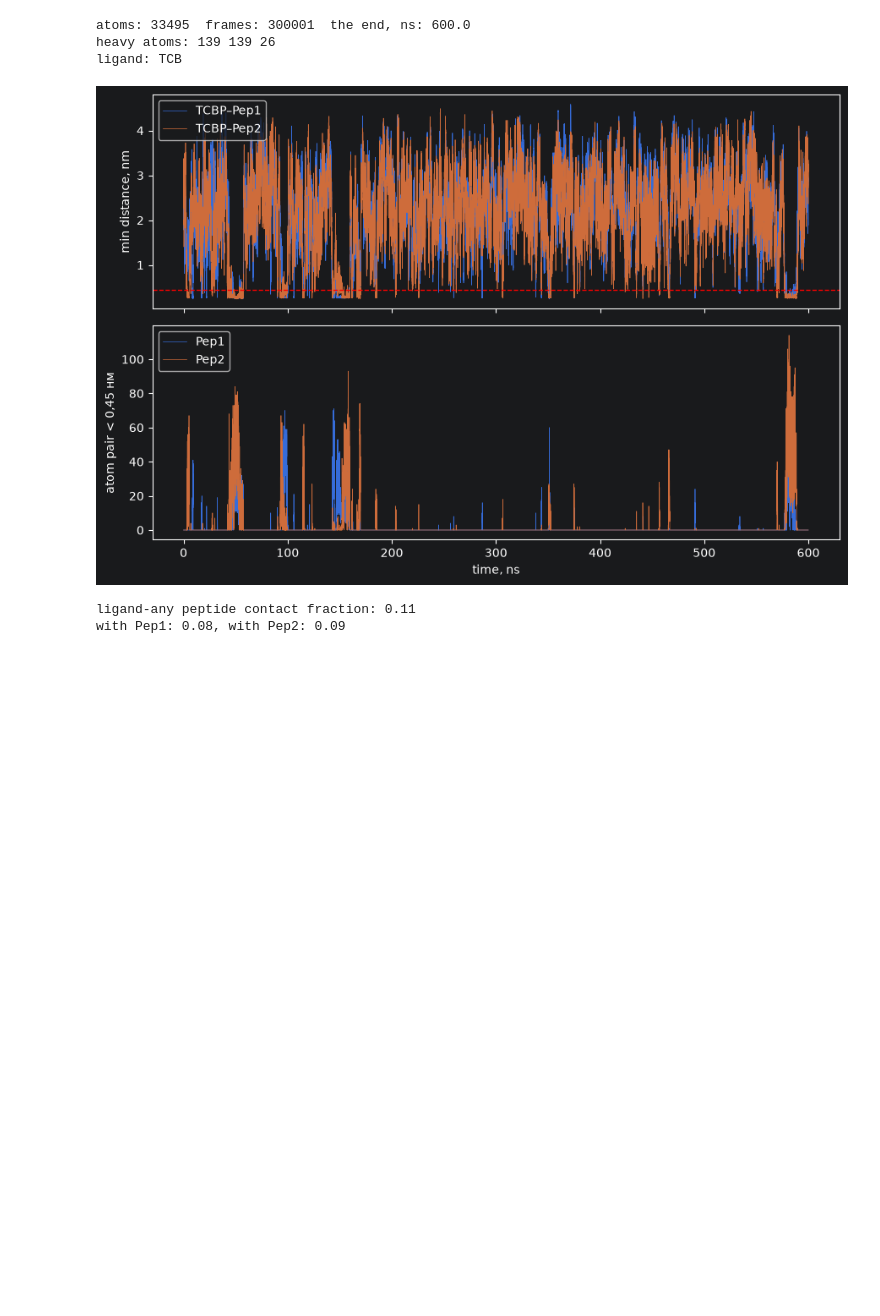
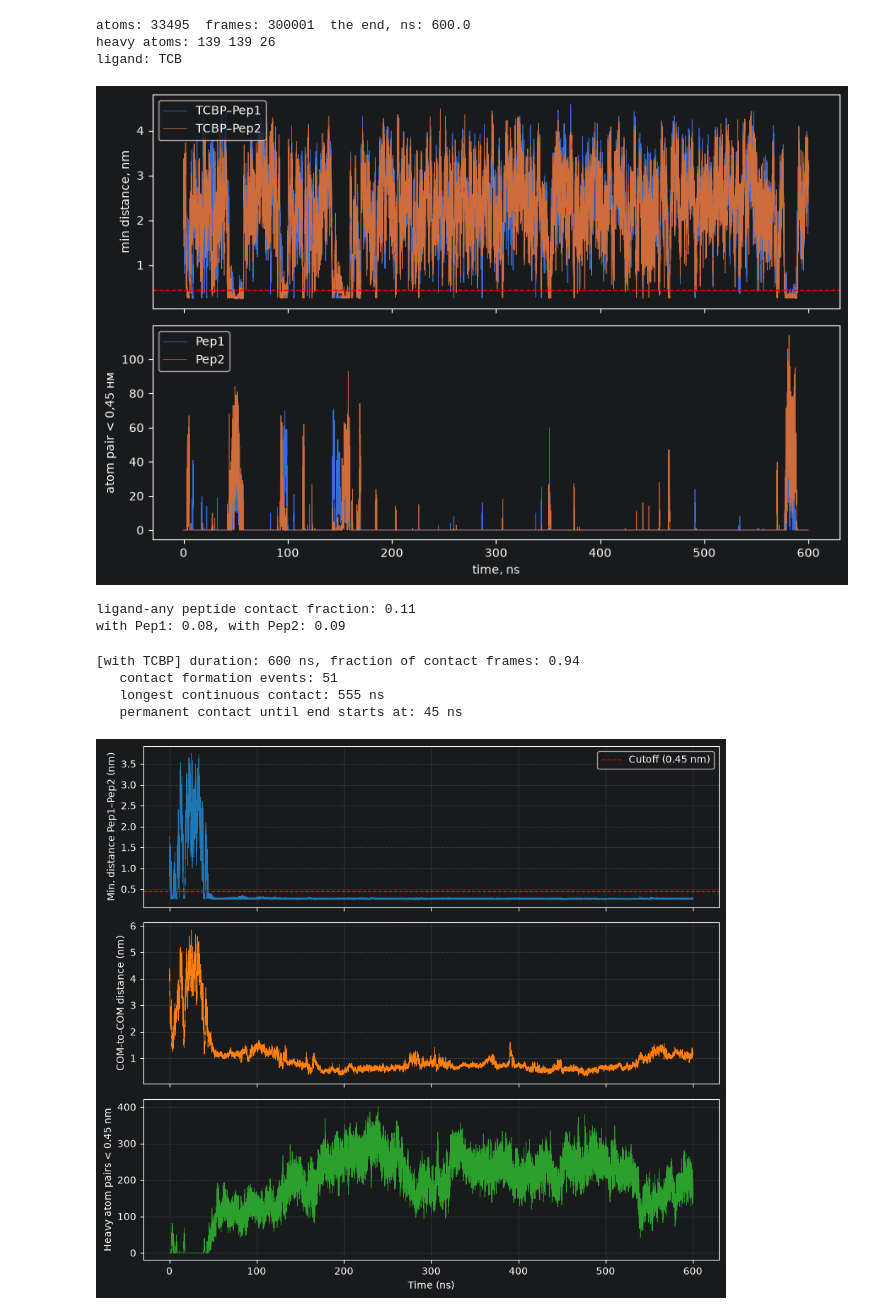
Before and after one commit to koshmanvladimir-NSU/ameloid-peptides-with-TCBP-pH7, a Jupyter notebook: md_analysis.ipynb, the cells around one changed output. Drawn from its saved outputs; the diff is of its cells as text; code cells hidden in the pictures; blank space fills up the shorter version.

```diff
--- a/md_analysis.ipynb
+++ b/md_analysis.ipynb
@@ -50,3 +50,82 @@ print(f"with Pep1: {(d1 < CUT/10).mean():.2f}, with Pep2: {(d2 < CUT/10).mean():
 [figure]
 ligand-any peptide contact fraction: 0.11
 with Pep1: 0.08, with Pep2: 0.09
+# %%
+def dimer_metrics(u, step=STEP, cut=CUT):
+    allp1 = u.atoms[:256]                       # все атомы Pep1 (для центра масс)
+    allp2 = u.atoms[256:512]
+    h1 = allp1.select_atoms("not name H*")      # тяжёлые атомы
+    h2 = allp2.select_atoms("not name H*")
+    t, dmin, ncont, dcom = [], [], [], []
+    for ts in u.trajectory[::step]:
+        m = distance_array(h1.positions, h2.positions, box=ts.dimensions)
+        c1 = allp1.center_of_mass()[None, :]
+        c2 = allp2.center_of_mass()[None, :]
+        t.append(ts.time / 1000)
+        dmin.append(m.min() / 10)               # нм
+        ncont.append((m < cut).sum())
+        dcom.append(distance_array(c1, c2, box=ts.dimensions)[0, 0] / 10)
+    return tuple(map(np.array, (t, dmin, ncont, dcom)))
+
+t_L, dmin_L, nc_L, dcom_L = dimer_metrics(u)    # система с TCBP
+# %%
+import matplotlib.pyplot as plt
+import numpy as np
+
+def longest_run(mask, t):
+    best, start = 0.0, None
+    for i, v in enumerate(mask):
+        if v and start is None:
+            start = i
+        if (not v or i == len(mask) - 1) and start is not None:
+            end = i if not v else i + 1
+            best = max(best, t[end - 1] - t[start])
+            start = None
+    return best
+
+def report(t, dmin, nc, name):
+    contact = dmin < CUT / 10
+    no = np.where(~contact)[0]
+    print(f"[{name}] duration: {t[-1]:.0f} ns, fraction of contact frames: {contact.mean():.2f}")
+    print(f"   contact formation events: {np.sum(np.diff(contact.astype(int)) == 1)}")
+    print(f"   longest continuous contact: {longest_run(contact, t):.0f} ns")
+    if len(no) and no[-1] + 1 < len(t):
+        print(f"   permanent contact until end starts at: {t[no[-1] + 1]:.0f} ns")
+    elif len(no) == 0:
+        print("   contact maintained across all frames")
+    else:
+        print("   no contact at the end of the trajectory")
+
+# Run the summary report
+report(t_L, dmin_L, nc_L, "with TCBP")
+
+# --- Plotting Grid ---
+fig, ax = plt.subplots(3, 1, figsize=(9, 8), sharex=True)
+
+# 1. Minimum Atom-to-Atom Distance
+ax[0].plot(t_L, dmin_L, lw=0.5, color="#1f77b4")
+ax[0].axhline(CUT/10, color="r", ls="--", lw=1, label="Cutoff (0.45 nm)")
+ax[0].set_ylabel("Min. distance Pep1–Pep2 (nm)")
+ax[0].legend(loc="upper right")
+ax[0].grid(True, linestyle=":", alpha=0.6)
+
+# 2. Center-of-Mass Distance
+ax[1].plot(t_L, dcom_L, lw=0.5, color="#ff7f0e")
+ax[1].set_ylabel("COM-to-COM distance (nm)")
+ax[1].grid(True, linestyle=":", alpha=0.6)
+
+# 3. Number of Heavy Atom Contacts
+ax[2].plot(t_L, nc_L, lw=0.5, color="#2ca02c")
+ax[2].set_ylabel("Heavy atom pairs < 0.45 nm")
+ax[2].set_xlabel("Time (ns)")
+ax[2].grid(True, linestyle=":", alpha=0.6)
+
+fig.tight_layout()
+fig.savefig("dimer_with_TCBP.png", dpi=200)
+plt.show()
+# %% [output]
+[with TCBP] duration: 600 ns, fraction of contact frames: 0.94
+   contact formation events: 51
+   longest continuous contact: 555 ns
+   permanent contact until end starts at: 45 ns
+[figure, added]
```
Also changed, not shown: parts of 1 cell of this notebook.
